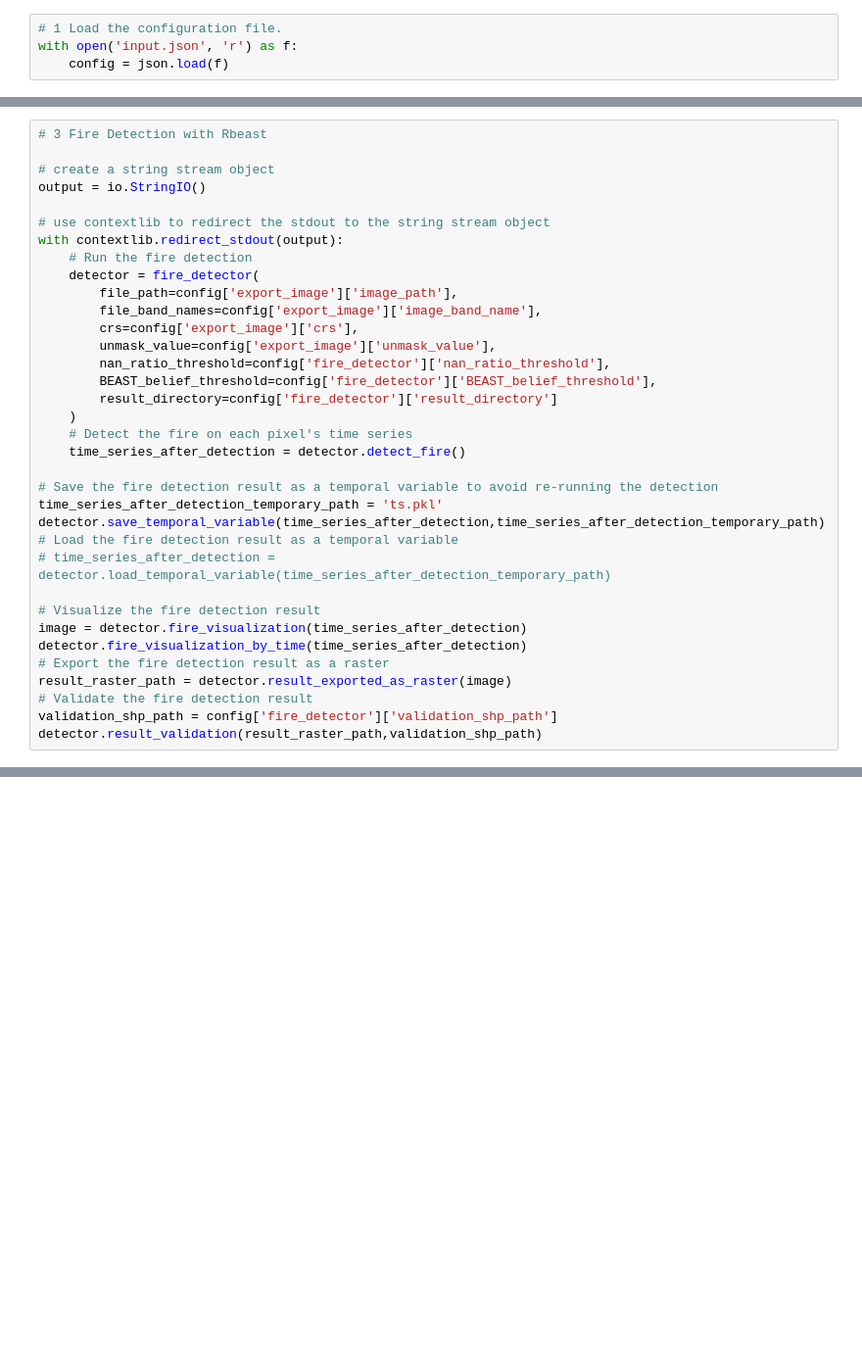
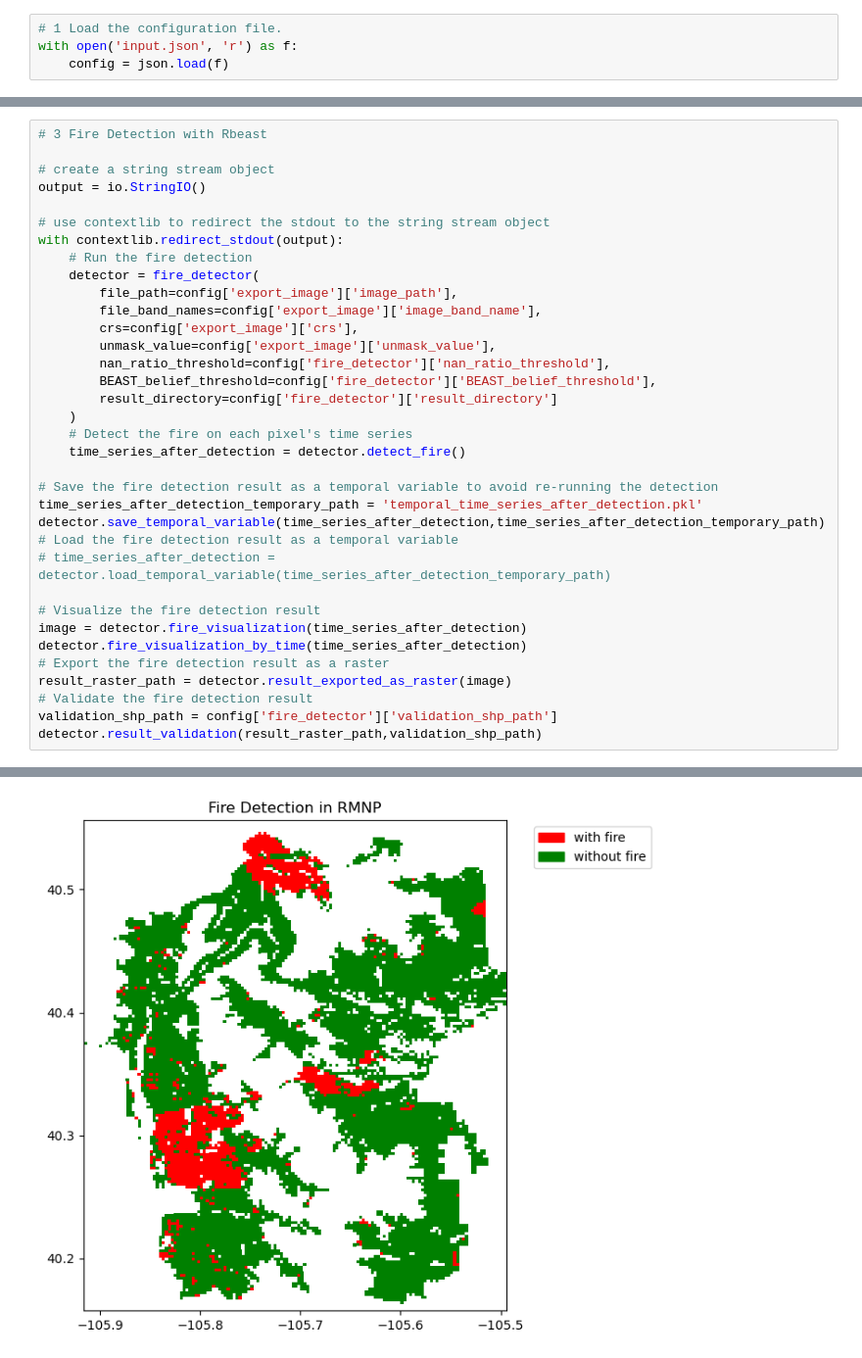
Before and after one commit to risenyard/Fire_Detection_BEAST, a Jupyter notebook: main.ipynb, the cells around one changed output, grey strips where cells are left out. Shown at 98% size. Cells and saved outputs as stored; diff of their text form; blank space fills up the shorter version.

```diff
--- a/main.ipynb
+++ b/main.ipynb
@@ -67,7 +67,7 @@ with contextlib.redirect_stdout(output):
     time_series_after_detection = detector.detect_fire()
 
 # Save the fire detection result as a temporal variable to avoid re-running the detection
-time_series_after_detection_temporary_path = 'ts.pkl'
+time_series_after_detection_temporary_path = 'temporal_time_series_after_detection.pkl'
 detector.save_temporal_variable(time_series_after_detection,time_series_after_detection_temporary_path)
 # Load the fire detection result as a temporal variable
 # time_series_after_detection = detector.load_temporal_variable(time_series_after_detection_temporary_path)
@@ -80,3 +80,4 @@ result_raster_path = detector.result_exported_as_raster(image)
 # Validate the fire detection result
 validation_shp_path = config['fire_detector']['validation_shp_path']
 detector.result_validation(result_raster_path,validation_shp_path)
+# %% [output]
@@ -82,0 +97 @@ detector.result_validation(result_raster_path,validation_shp_path)
+[figure, added]
```
Also changed, not shown: parts of 2 cells of this notebook, 11 other files.
